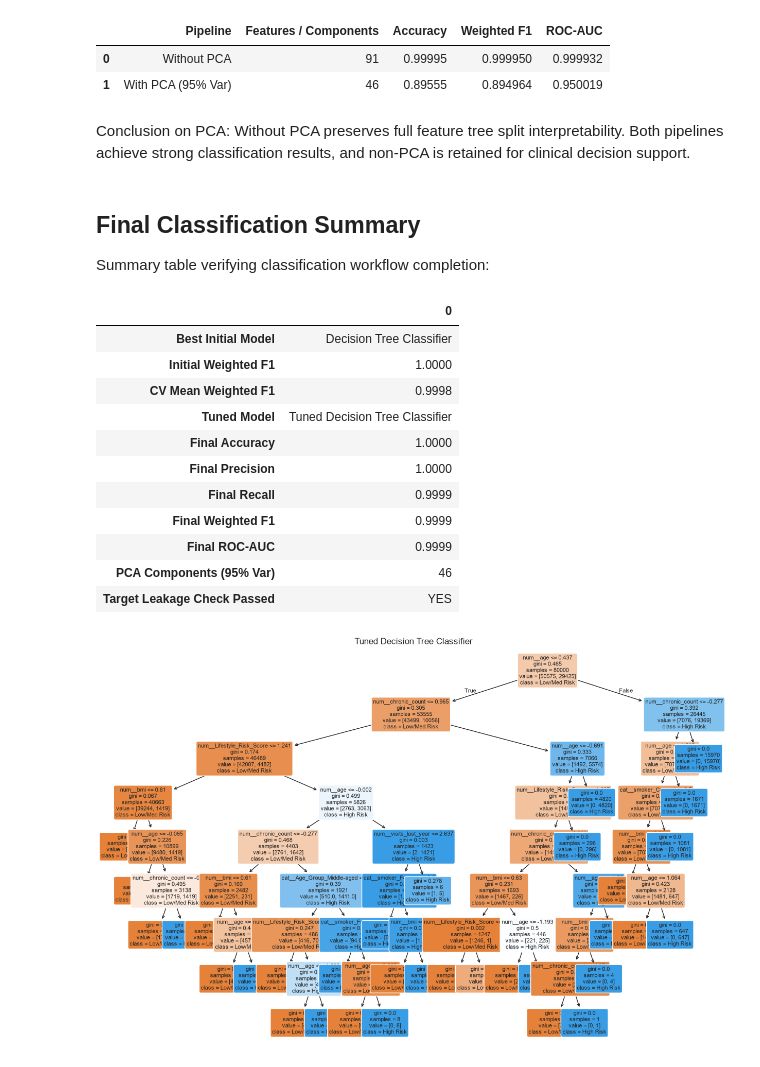
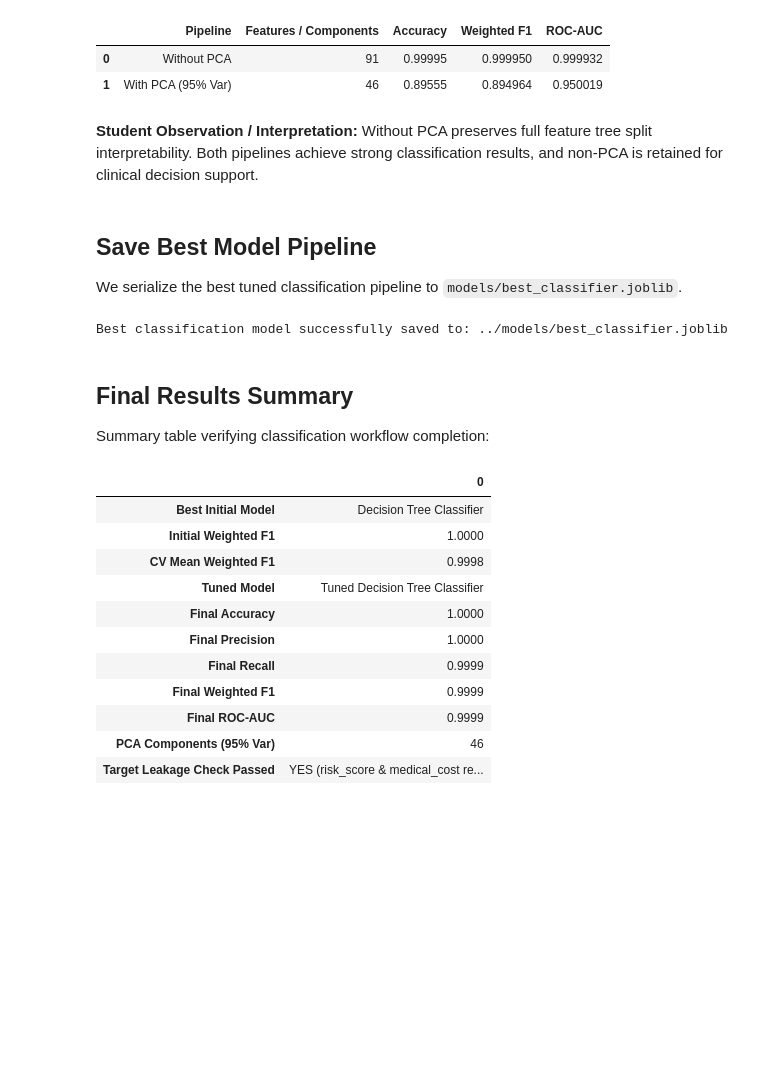
Before and after one commit to hemu1196/Healthcare-Insurance-Cost-Prediction, a Jupyter notebook: notebooks/classification.ipynb, the cells around one changed output. Saved outputs shown, nothing was run; the diff lists cells and outputs as text; code cells hidden in the pictures; blank space fills up the shorter version.

```diff
--- a/notebooks/classification.ipynb
+++ b/notebooks/classification.ipynb
@@ -331,17 +212,9 @@ Observation: Target class distribution is balanced across low/moderate risk and
 We engineer 7 features: `BMI_Category`, `Age_Group`, `Lifestyle_Risk_Score`, `Hospital_Utilization_Score`, `Insurance_Coverage_Ratio`, `Total_Chronic_Diseases`, and `Claim_Severity_Index`.
 # %%
 df_eng = df_clean.copy()
-df_eng['BMI_Category'] = np.select([df_eng['bmi'] < 18.5,
-                                    (df_eng['bmi'] >= 18.5) & (df_eng['bmi'] < 25),
-                                    (df_eng['bmi'] >= 25) & (df_eng['bmi'] < 30),
-                                    df_eng['bmi'] >= 30], ['Underweight', 'Normal', 'Overweight', 'Obese'],
-                                   default='Normal')
-df_eng['Age_Group'] = np.select([df_eng['age'] < 30,
-                                 (df_eng['age'] >= 30) & (df_eng['age'] <= 55),
-                                 df_eng['age'] > 55], ['Youth', 'Middle-aged', 'Senior'],
-                                default='Middle-aged')
-smoker_w = np.where(df_eng['smoker'] == 'Current', 3.0,
-                    np.where(df_eng['smoker'] == 'Former', 1.0, 0.0))
+df_eng['BMI_Category'] = np.select([df_eng['bmi'] < 18.5, (df_eng['bmi'] >= 18.5) & (df_eng['bmi'] < 25), (df_eng['bmi'] >= 25) & (df_eng['bmi'] < 30), df_eng['bmi'] >= 30], ['Underweight', 'Normal', 'Overweight', 'Obese'], default='Normal')
+df_eng['Age_Group'] = np.select([df_eng['age'] < 30, (df_eng['age'] >= 30) & (df_eng['age'] <= 55), df_eng['age'] > 55], ['Youth', 'Middle-aged', 'Senior'], default='Middle-aged')
+smoker_w = np.where(df_eng['smoker'] == 'Current', 3.0, np.where(df_eng['smoker'] == 'Former', 1.0, 0.0))
 bmi_w = np.where(df_eng['bmi'] >= 30.0, 1.0, 0.0)
 df_eng['Lifestyle_Risk_Score'] = smoker_w + bmi_w + (df_eng['mental_health'] * 0.5)
 df_eng['Hospital_Utilization_Score'] = (df_eng['visits_last_year'] * 1.0 + df_eng['hospitalizations_last_3yrs'] * 3.0 + df_eng['days_hospitalized_last_3yrs'] * 0.5 + df_eng['proc_surgery_count'] * 2.0 + df_eng['proc_imaging_count'] * 1.0)
@@ -408,8 +281,7 @@ bin_features = [c for c in binary_cols if c in X_train.columns]
 preprocessor = ColumnTransformer(
     transformers=[
         ('num', Pipeline([('imputer', SimpleImputer(strategy='median')), ('scaler', StandardScaler())]), num_features),
-        ('cat', Pipeline([('imputer', SimpleImputer(strategy='most_frequent')),
-                          ('encoder', OneHotEncoder(handle_unknown='ignore', sparse_output=False))]), cat_features),
+        ('cat', Pipeline([('imputer', SimpleImputer(strategy='most_frequent')), ('encoder', OneHotEncoder(handle_unknown='ignore', sparse_output=False))]), cat_features),
         ('bin', 'passthrough', bin_features)
     ]
 )
@@ -966,63 +616,51 @@ df_pca_cls
 | 0 | Without PCA | 91 | 0.99995 | 0.999950 | 0.999932 |
 | 1 | With PCA (95% Var) | 46 | 0.89555 | 0.894964 | 0.950019 |
 # %% [markdown]
-Conclusion on PCA: Without PCA preserves full feature tree split interpretability. Both pipelines achieve strong classification results, and non-PCA is retained for clinical decision support.
+**Student Observation / Interpretation:** Without PCA preserves full feature tree split interpretability. Both pipelines achieve strong classification results, and non-PCA is retained for clinical decision support.
+# %% [markdown]
+## Save Best Model Pipeline
+
+We serialize the best tuned classification pipeline to `models/best_classifier.joblib`.
+# %%
+model_dir = '../models'
+if not os.path.exists(model_dir):
+    model_dir = 'models'
+os.makedirs(model_dir, exist_ok=True)
+
+save_path = os.path.join(model_dir, 'best_classifier.joblib')
+joblib.dump(best_dt, save_path, compress=3)
+print(f'Best classification model successfully saved to: {save_path}')
+# %% [output]
+Best classification model successfully saved to: ../models/best_classifier.joblib
 # %% [markdown]
-## Final Classification Summary
+## Final Results Summary
 
 Summary table verifying classification workflow completion:
 # %%
-# Final Classification Summary
-
-initial_dt_f1 = f1_score(y_test, c_dt.predict(X_test), average='weighted')
-final_dt_f1 = f1_score(y_test, p_dt_tuned, average='weighted')
-
 df_summary_cls = pd.DataFrame([{
     'Best Initial Model': 'Decision Tree Classifier',
-    'Initial Weighted F1': f'{initial_dt_f1:.4f}',
+    'Initial Weighted F1': f'{df_cls_summary.iloc[0]["Weighted F1"]:.4f}',
     'CV Mean Weighted F1': f'{cv_scores_dt.mean():.4f}',
     'Tuned Model': 'Tuned Decision Tree Classifier',
     'Final Accuracy': f'{accuracy_score(y_test, p_dt_tuned):.4f}',
     'Final Precision': f'{precision_score(y_test, p_dt_tuned, zero_division=0):.4f}',
     'Final Recall': f'{recall_score(y_test, p_dt_tuned, zero_division=0):.4f}',
-    'Final Weighted F1': f'{final_dt_f1:.4f}',
+    'Final Weighted F1': f'{f1_score(y_test, p_dt_tuned, average="weighted"):.4f}',
     'Final ROC-AUC': f'{roc_auc_score(y_test, prob_dt_tuned):.4f}',
     'PCA Components (95% Var)': n_comp_95,
-    'Target Leakage Check Passed': 'YES'
+    'Target Leakage Check Passed': 'YES (risk_score & medical_cost removed)'
 }])
-
 df_summary_cls.T
 # %% [output]
 |  | 0 |
 | Best Initial Model | Decision Tree Classifier |
 | Initial Weighted F1 | 1.0000 |
 | CV Mean Weighted F1 | 0.9998 |
 | Tuned Model | Tuned Decision Tree Classifier |
 | Final Accuracy | 1.0000 |
 | Final Precision | 1.0000 |
 | Final Recall | 0.9999 |
 | Final Weighted F1 | 0.9999 |
 | Final ROC-AUC | 0.9999 |
 | PCA Components (95% Var) | 46 |
-| Target Leakage Check Passed | YES |
+| Target Leakage Check Passed | YES (risk_score & medical_cost re... |
-# %%
-from sklearn.tree import plot_tree
-import matplotlib.pyplot as plt
-
-# Get the trained Decision Tree model from pipeline
-dt_model = best_dt.named_steps['clf']
-
-plt.figure(figsize=(15,10))
-
-plot_tree(
-    dt_model,
-    feature_names=best_dt.named_steps['prep'].get_feature_names_out(),
-    class_names=['Low/Med Risk', 'High Risk'],
-    filled=True,
-    rounded=True,
-    fontsize=8
-)
-plt.title("Tuned Decision Tree Classifier")
-plt.show()
-# %% [output]
-[figure, removed]
```
Also changed, not shown: parts of 42 cells of this notebook, 16 other files.
